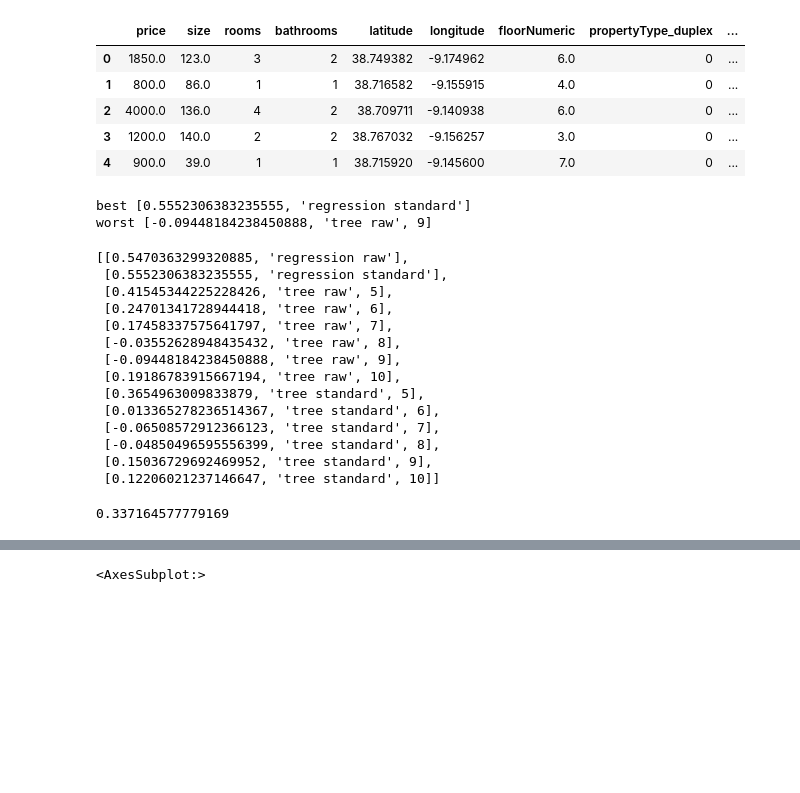
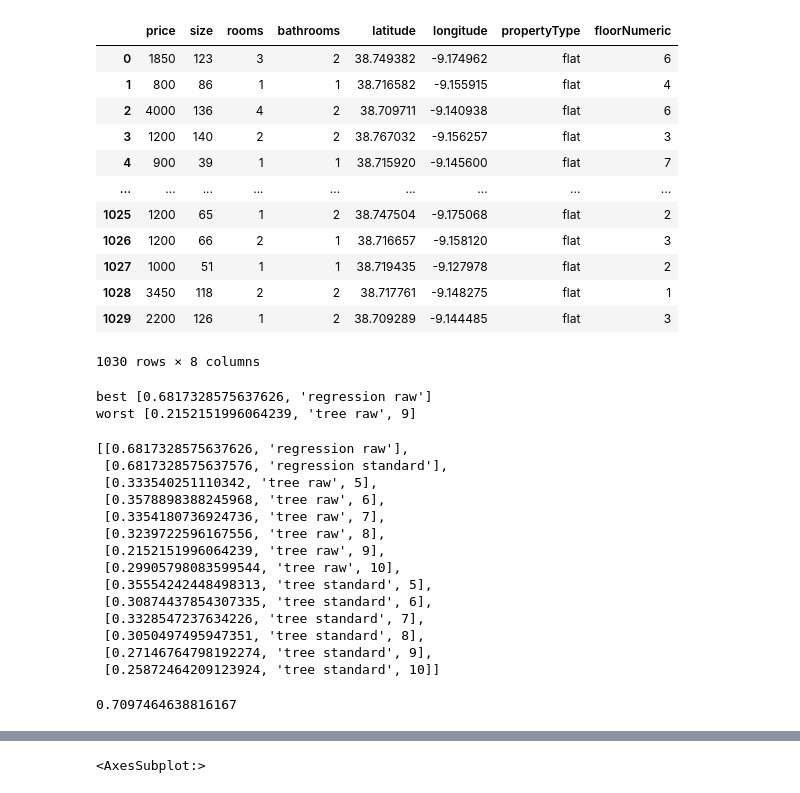
Before and after one commit to Astrobert0/Project-5-scikitlearn, a Jupyter notebook: model_selection.ipynb, the cells around one changed output, grey strips where cells are left out. Drawn from its saved outputs; the diff is of its cells as text; code cells hidden in the pictures; blank space fills up the shorter version.

```diff
--- a/model_selection.ipynb
+++ b/model_selection.ipynb
@@ -18,25 +18,33 @@ import pickle
 
 regr = LinearRegression()
 # %%
-dfrent = pd.read_csv('../Project-5-scikitlearn/rent.csv',index_col=False)
-dfsale = pd.read_csv('../Project-5-scikitlearn/sale.csv',index_col=False)
+dfrent = pd.read_csv('../Project-5-scikitlearn/rent.csv')
+dfsale = pd.read_csv('../Project-5-scikitlearn/sale.csv')
 
+dfsale.drop(columns = ['Unnamed: 0','propertyCode','operation','priceByArea'])
+dfrent.drop(columns = ['Unnamed: 0','propertyCode','operation','priceByArea'])
 
-
-dfsale.drop(columns = ['Unnamed: 0','propertyCode','operation','priceByArea'],inplace =True)
-dfrent.drop(columns = ['Unnamed: 0','propertyCode','operation','priceByArea'],inplace =True)
+dfsale[['price','size','floorNumeric']] = dfsale[['price','size','floorNumeric']].astype(int) #specifically this columns convert to integer
+dfrent[['price','size','floorNumeric']] = dfrent[['price','size','floorNumeric']].astype(int)
+# %%
+dfrent
+# %% [output]
+|  | price | size | rooms | bathrooms | latitude | longitude | propertyType | floorNumeric |
+| 0 | 1850 | 123 | 3 | 2 | 38.749382 | -9.174962 | flat | 6 |
+| 1 | 800 | 86 | 1 | 1 | 38.716582 | -9.155915 | flat | 4 |
+| 2 | 4000 | 136 | 4 | 2 | 38.709711 | -9.140938 | flat | 6 |
+| 3 | 1200 | 140 | 2 | 2 | 38.767032 | -9.156257 | flat | 3 |
+| 4 | 900 | 39 | 1 | 1 | 38.715920 | -9.145600 | flat | 7 |
+| ... | ... | ... | ... | ... | ... | ... | ... | ... |
+| 1025 | 1200 | 65 | 1 | 2 | 38.747504 | -9.175068 | flat | 2 |
+| 1026 | 1200 | 66 | 2 | 1 | 38.716657 | -9.158120 | flat | 3 |
+| 1027 | 1000 | 51 | 1 | 1 | 38.719435 | -9.127978 | flat | 2 |
+| 1028 | 3450 | 118 | 2 | 2 | 38.717761 | -9.148275 | flat | 1 |
+| 1029 | 2200 | 126 | 1 | 2 | 38.709289 | -9.144485 | flat | 3 |
+1030 rows × 8 columns
 # %%
 rentdummy = pd.get_dummies(dfrent)
 saledummy = pd.get_dummies(dfsale)
-# %%
-rentdummy.head()
-# %% [output]
-|  | price | size | rooms | bathrooms | latitude | longitude | floorNumeric | propertyType_duplex | ... |
-| 0 | 1850.0 | 123.0 | 3 | 2 | 38.749382 | -9.174962 | 6.0 | 0 | ... |
-| 1 | 800.0 | 86.0 | 1 | 1 | 38.716582 | -9.155915 | 4.0 | 0 | ... |
-| 2 | 4000.0 | 136.0 | 4 | 2 | 38.709711 | -9.140938 | 6.0 | 0 | ... |
-| 3 | 1200.0 | 140.0 | 2 | 2 | 38.767032 | -9.156257 | 3.0 | 0 | ... |
-| 4 | 900.0 | 39.0 | 1 | 1 | 38.715920 | -9.145600 | 7.0 | 0 | ... |
 # %%
 x_train, x_test, y_train, y_test = train_test_split(rentdummy[['size', 'rooms', 'bathrooms', 'latitude', 'longitude', 'floorNumeric', 'propertyType_duplex','propertyType_flat', 'propertyType_penthouse', 'propertyType_studio']], rentdummy['price'], test_size=0.75,train_size=0.25)
 
@@ -88,29 +96,29 @@ for best in best_acc:
 
 best_acc
 # %% [output]
-best [0.5552306383235555, 'regression standard']
-worst [-0.09448184238450888, 'tree raw', 9]
+best [0.6817328575637626, 'regression raw']
+worst [0.2152151996064239, 'tree raw', 9]
-[[0.5470363299320885, 'regression raw'],
- [0.5552306383235555, 'regression standard'],
- [0.41545344225228426, 'tree raw', 5],
- [0.24701341728944418, 'tree raw', 6],
- [0.17458337575641797, 'tree raw', 7],
- [-0.03552628948435432, 'tree raw', 8],
- [-0.09448184238450888, 'tree raw', 9],
- [0.19186783915667194, 'tree raw', 10],
- [0.3654963009833879, 'tree standard', 5],
- [0.013365278236514367, 'tree standard', 6],
- [-0.06508572912366123, 'tree standard', 7],
- [-0.04850496595556399, 'tree standard', 8],
- [0.15036729692469952, 'tree standard', 9],
- [0.12206021237146647, 'tree standard', 10]]
+[[0.6817328575637626, 'regression raw'],
+ [0.6817328575637576, 'regression standard'],
+ [0.333540251110342, 'tree raw', 5],
+ [0.3578898388245968, 'tree raw', 6],
+ [0.3354180736924736, 'tree raw', 7],
+ [0.3239722596167556, 'tree raw', 8],
+ [0.2152151996064239, 'tree raw', 9],
+ [0.29905798083599544, 'tree raw', 10],
+ [0.35554242448498313, 'tree standard', 5],
+ [0.30874437854307335, 'tree standard', 6],
+ [0.3328547237634226, 'tree standard', 7],
+ [0.3050497495947351, 'tree standard', 8],
+ [0.27146764798192274, 'tree standard', 9],
+ [0.25872464209123924, 'tree standard', 10]]
 # %%
 #The cross validation indicates that for the rent model, we will use regression and raw data
-rentmodel = treereg.fit(x_train, y_train)
+rentmodel = regr.fit(x_train, y_train)
 
 rent_prediction = rentmodel.predict(x_test)
 
 r2_score(y_test, rent_prediction)
 # %% [output]
-0.337164577779169
+0.7097464638816167
 # %%
```
Also changed, not shown: parts of 2 cells of this notebook, 9 other files.
